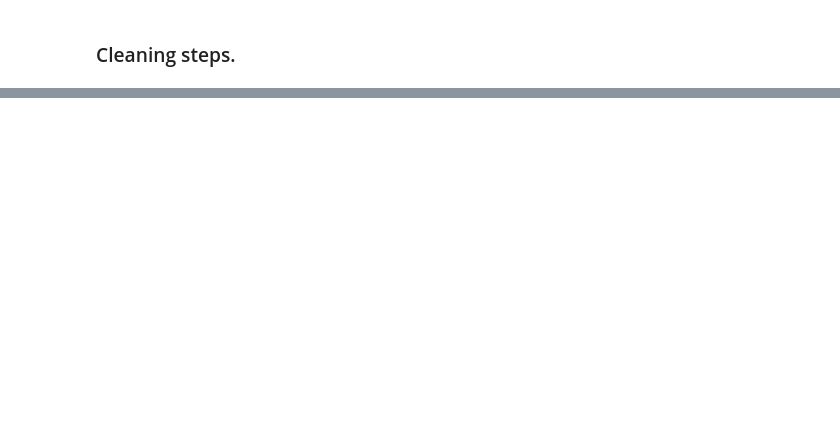
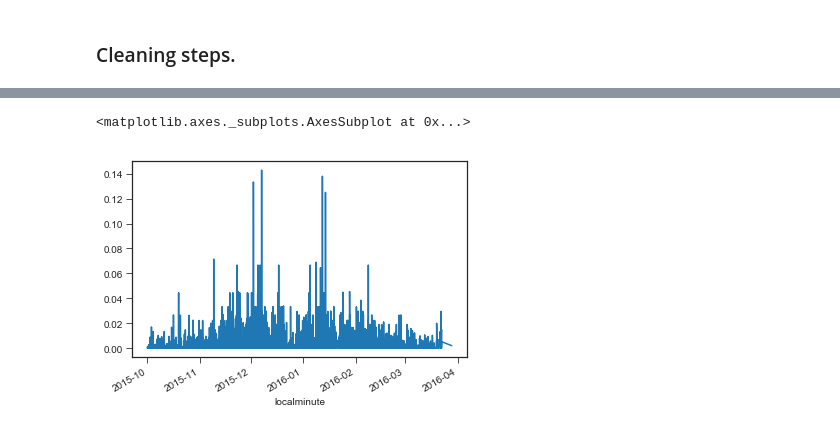
Before and after one commit to melvintzw/ee4211, a Jupyter notebook: cleaning.ipynb, the cells around one changed output, grey strips where cells are left out. Cells and saved outputs as stored; diff of their text form; code cells hidden in the pictures; blank space fills up the shorter version.

```diff
--- a/cleaning.ipynb
+++ b/cleaning.ipynb
@@ -94,3 +117,6 @@ def remove_negative_marginal(df):
     return df.loc[df['marginal_change'] >= 0]
 
 # same notes apply as in step 3.
+# %%
+df_no_negative_marginal = remove_negative_marginal(df_no_mal)
+display(len(df_no_negative_marginal), df_no_negative_marginal.tail())
@@ -138,0 +177,3 @@ def get_rate_of_increase(df):
+# %%
+df_new = get_rate_of_increase(df_no_negative_marginal)
+df_new.tail()
@@ -139,9 +188,12 @@ def get_rate_of_increase(df):
 # %%
 # step 6 & 7. Mark anomalies from rate of increase with threshold = 0.166/s and remove them
 def remove_large_increments(df):
-    mask = df[df.rate >= 0.166].index
+    mask = df[df.marginal_rate >= 0.166].index
 
-    if len(flagged_datapoints) > 0:
+    if len(mask) > 0:
         return df.loc[~mask]
     else:
         return df
+# %%
+df_clean = remove_large_increments(df_new)
+display(len(df_clean), df_clean.head())
@@ -148 +209,6 @@ def remove_large_increments(df):
+# %%
+df_clean['marginal_rate'].plot()
+# %% [output]
+<matplotlib.axes._subplots.AxesSubplot at 0x...>
+[figure, added]
 # %%
```
Also changed, not shown: parts of 18 cells of this notebook, 1 other file.
